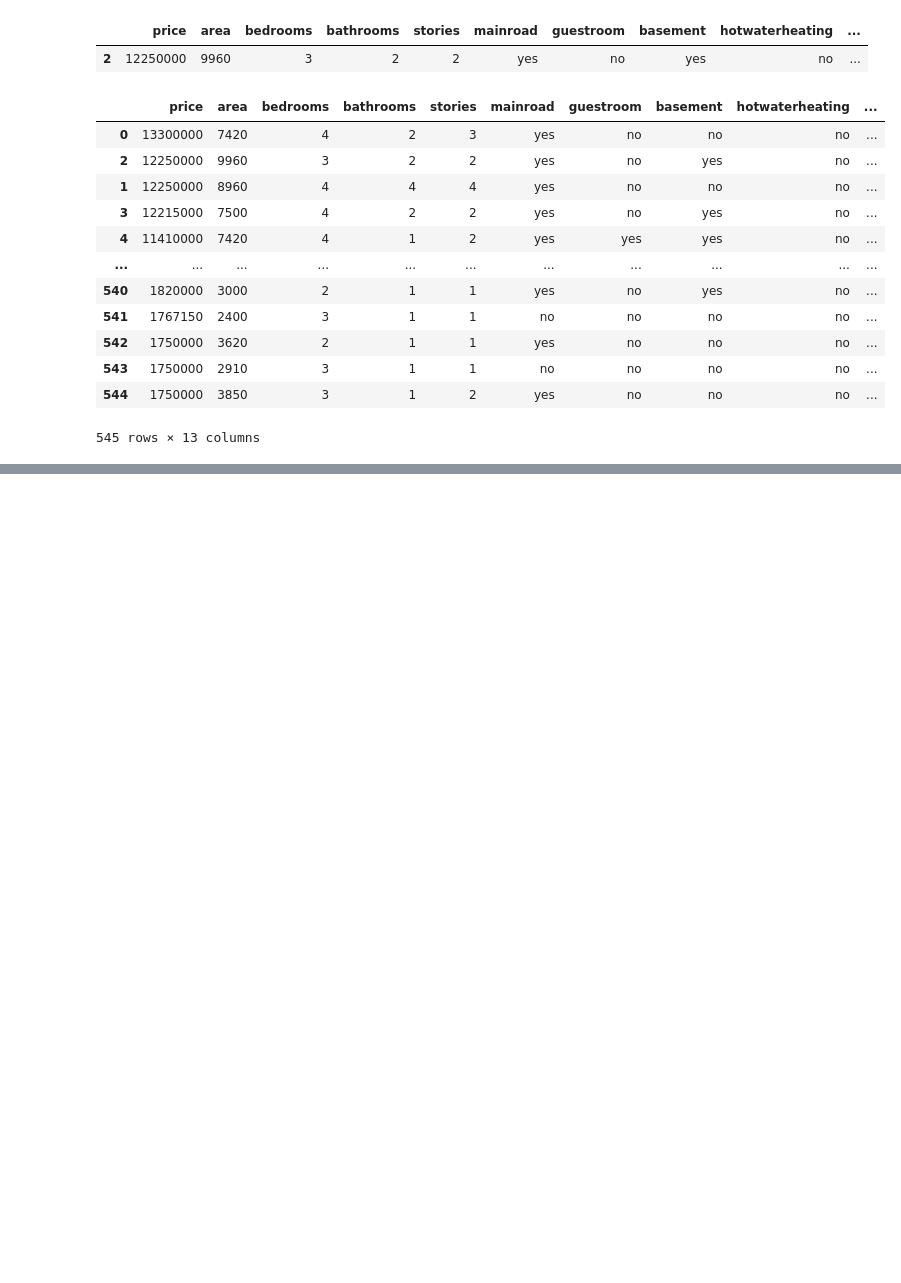
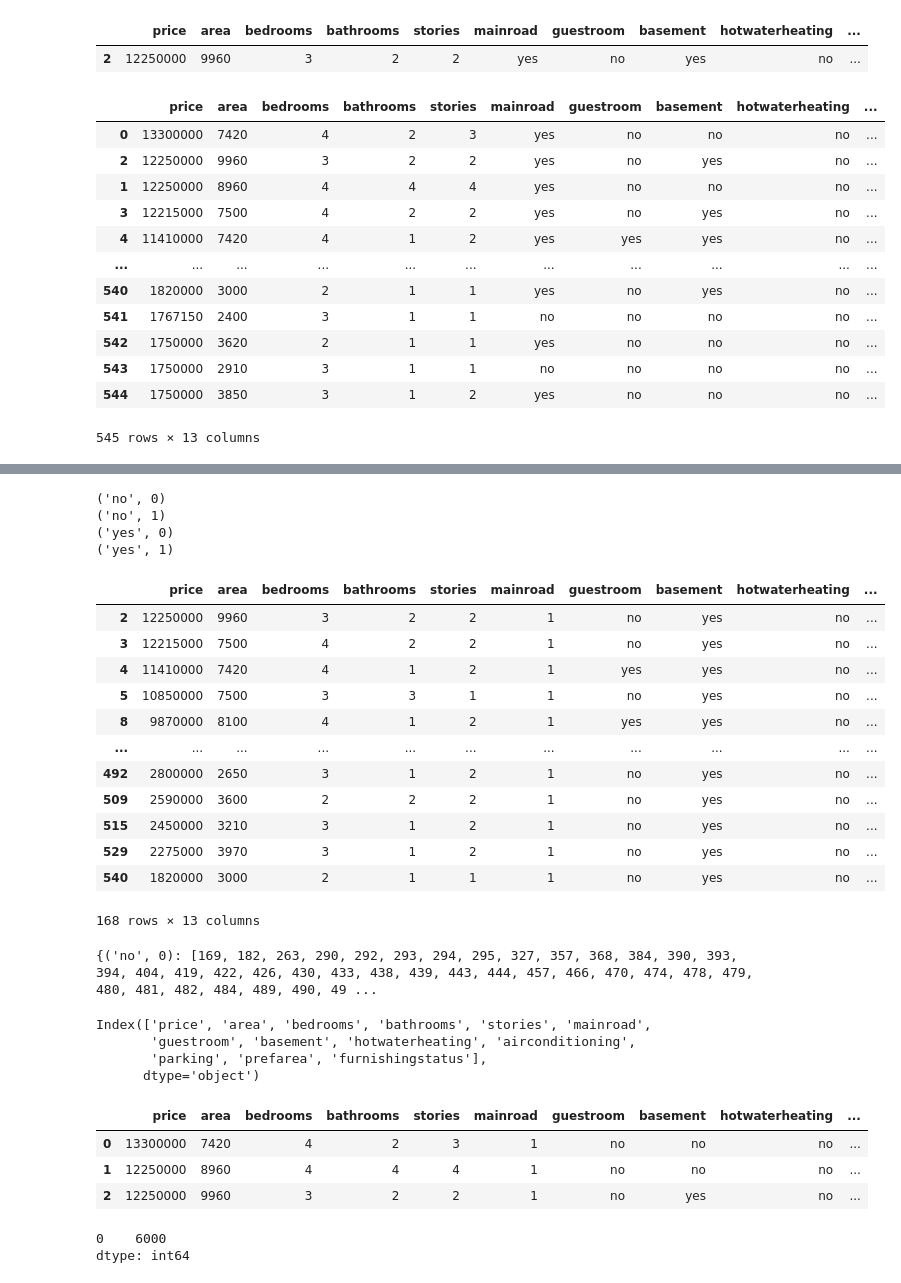
Before and after one commit to tosif91/machine_learning, a Jupyter notebook: basics/pandas_operation.ipynb, the cells around one changed output, grey strips where cells are left out. Saved outputs shown, nothing was run; the diff lists cells and outputs as text; code cells hidden in the pictures; blank space fills up the shorter version.

```diff
--- a/basics/pandas_operation.ipynb
+++ b/basics/pandas_operation.ipynb
@@ -135,0 +221,14 @@ df_csv.sort_values(by='price',ascending=False)
+# %%
+df_csv.mainroad =  df_csv['mainroad'].map({
+    'yes':1,
+    'no':0
+})
+# %%
+df_csv.furnishingstatus.unique()
+df_csv.furnishingstatus = df_csv.furnishingstatus.map({
+    'furnished':1,
+    'semi-furnished':2,
+    'semifurnished':2,
+    'semi-Furnished':2,
+    'unfurnished':3,
+})
@@ -135,0 +250,38 @@ df_csv.sort_values(by='price',ascending=False)
+# %%
+gp = df_csv.groupby(['basement','mainroad'])
+for k,v in gp:
+    print(k)
+# %% [output]
+('no', 0)
+('no', 1)
+('yes', 0)
+('yes', 1)
+# %%
+#fdgdgd
+
+gp.get_group(('yes',1))
+# %% [output]
+|  | price | area | bedrooms | bathrooms | stories | mainroad | guestroom | basement | hotwaterheating | ... |
+| 2 | 12250000 | 9960 | 3 | 2 | 2 | 1 | no | yes | no | ... |
+| 3 | 12215000 | 7500 | 4 | 2 | 2 | 1 | no | yes | no | ... |
+| 4 | 11410000 | 7420 | 4 | 1 | 2 | 1 | yes | yes | no | ... |
+| 5 | 10850000 | 7500 | 3 | 3 | 1 | 1 | no | yes | no | ... |
+| 8 | 9870000 | 8100 | 4 | 1 | 2 | 1 | yes | yes | no | ... |
+| ... | ... | ... | ... | ... | ... | ... | ... | ... | ... | ... |
+| 492 | 2800000 | 2650 | 3 | 1 | 2 | 1 | no | yes | no | ... |
+| 509 | 2590000 | 3600 | 2 | 2 | 2 | 1 | no | yes | no | ... |
+| 515 | 2450000 | 3210 | 3 | 1 | 2 | 1 | no | yes | no | ... |
+| 529 | 2275000 | 3970 | 3 | 1 | 2 | 1 | no | yes | no | ... |
+| 540 | 1820000 | 3000 | 2 | 1 | 1 | 1 | no | yes | no | ... |
+168 rows × 13 columns
+# %%
+gp.groups
+# %% [output]
+{('no', 0): [169, 182, 263, 290, 292, 293, 294, 295, 327, 357, 368, 384, 390, 393, 394, 404, 419, 422, 426, 430, 433, 438, 439, 443, 444, 457, 466, 470, 474, 478, 479, 480, 481, 482, 484, 489, 490, 49 ...
+# %%
+df_csv.columns
+# %% [output]
+Index(['price', 'area', 'bedrooms', 'bathrooms', 'stories', 'mainroad',
+       'guestroom', 'basement', 'hotwaterheating', 'airconditioning',
+       'parking', 'prefarea', 'furnishingstatus'],
+      dtype='object')
@@ -135,0 +290,13 @@ df_csv.sort_values(by='price',ascending=False)
+# %%
+df_csv.head(3)
+# %% [output]
+|  | price | area | bedrooms | bathrooms | stories | mainroad | guestroom | basement | hotwaterheating | ... |
+| 0 | 13300000 | 7420 | 4 | 2 | 3 | 1 | no | no | no | ... |
+| 1 | 12250000 | 8960 | 4 | 4 | 4 | 1 | no | no | no | ... |
+| 2 | 12250000 | 9960 | 3 | 2 | 2 | 1 | no | yes | no | ... |
+# %%
+
+df_csv['area'].agg('mode')
+# %% [output]
+0    6000
+dtype: int64
```
Also changed, not shown: parts of 13 cells of this notebook, 2 other files.
